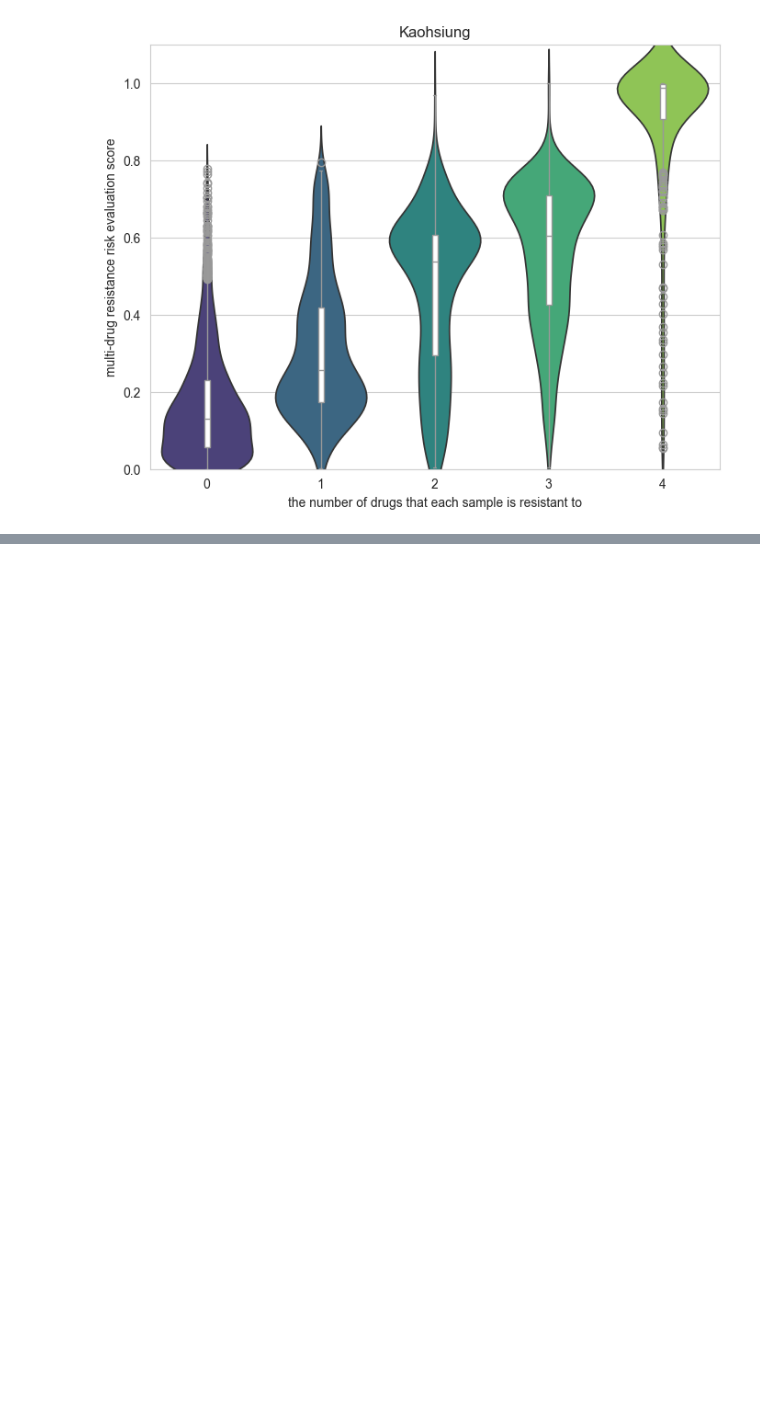
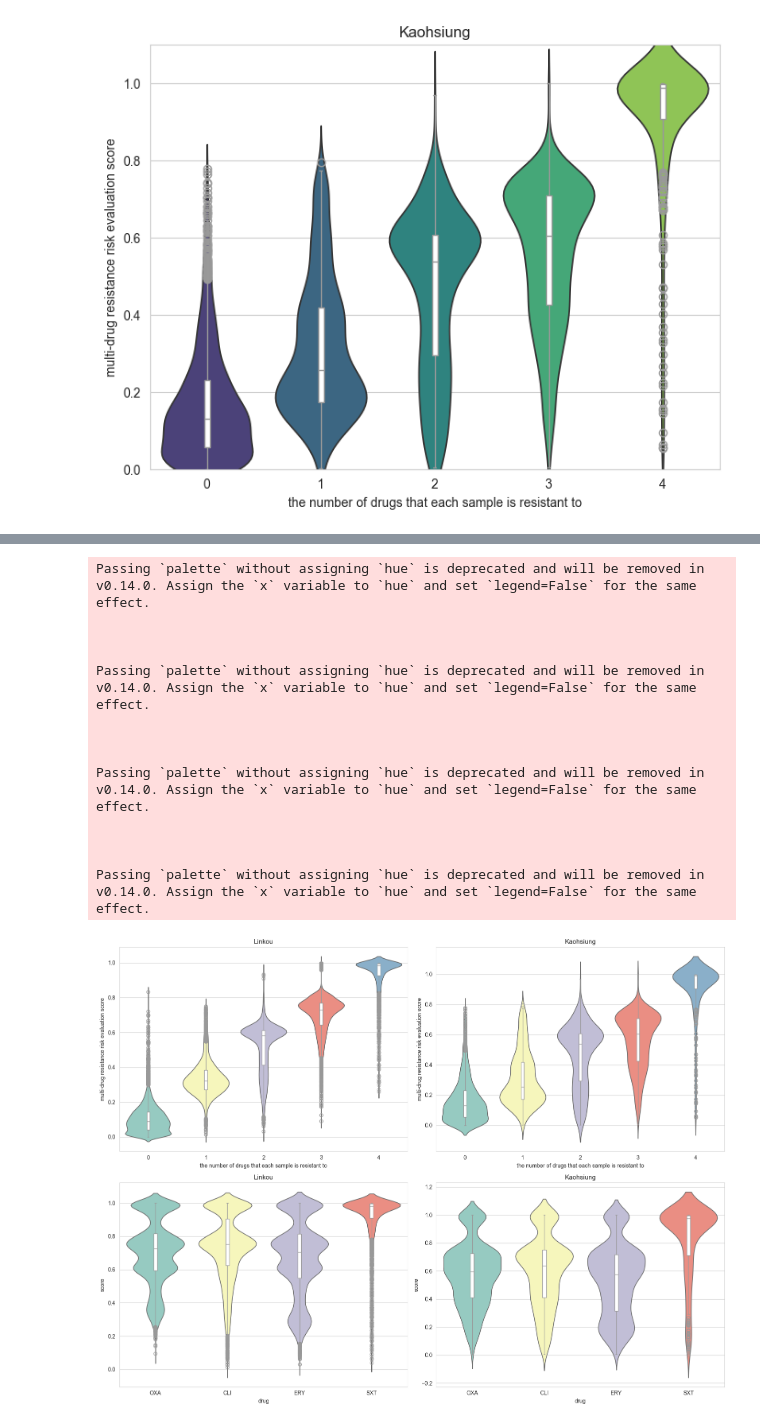
Before and after one commit to Username148576/Prediction-of-Multidrug-Resistance, a Jupyter notebook: predict.ipynb, the cells around one changed output, grey strips where cells are left out. Drawn from its saved outputs; the diff is of its cells as text; code cells hidden in the pictures; blank space fills up the shorter version.

```diff
--- a/predict.ipynb
+++ b/predict.ipynb
@@ -488,0 +558,49 @@ Passing `palette` without assigning `hue` is deprecated and will be removed in v
+# %%
+plt.figure(figsize=(16, 12))
+
+# 將四個圖分別繪製在不同的子圖上
+plt.subplot(2, 2, 1)
+sns.violinplot(data=data_boxplot_linkou_norm, x='multidrug', y='score', inner=None, palette="Set3")
+sns.boxplot(data=data_boxplot_linkou_norm, x='multidrug', y='score', color='white', width=0.05)
+plt.title('Linkou')
+plt.xlabel('the number of drugs that each sample is resistant to')
+plt.ylabel('multi-drug resistance risk evaluation score')
+
+plt.subplot(2, 2, 2)
+sns.violinplot(data=data_boxplot_kaohsiung_norm, x='multidrug', y='score', inner=None, palette="Set3")
+sns.boxplot(data=data_boxplot_kaohsiung_norm, x='multidrug', y='score', color='white', width=0.05)
+plt.title('Kaohsiung')
+plt.xlabel('the number of drugs that each sample is resistant to')
+plt.ylabel('multi-drug resistance risk evaluation score')
+
+plt.subplot(2, 2, 3)
+sns.violinplot(data=total_linkou, x='drug', y='score', inner=None, palette="Set3")
+sns.boxplot(data=total_linkou, x='drug', y='score', color='white', width=0.05)
+plt.title('Linkou')
+plt.xlabel('drug')
+plt.ylabel('score')
+
+plt.subplot(2, 2, 4)
+sns.violinplot(data=total_kaohsiung, x='drug', y='score', inner=None, palette="Set3")
+sns.boxplot(data=total_kaohsiung, x='drug', y='score', color='white', width=0.05)
+plt.title('Kaohsiung')
+plt.xlabel('drug')
+plt.ylabel('score')
+
+plt.tight_layout()
+plt.show()
+# %% [output]
+Passing `palette` without assigning `hue` is deprecated and will be removed in v0.14.0. Assign the `x` variable to `hue` and set `legend=False` for the same effect.
+
+
+
+Passing `palette` without assigning `hue` is deprecated and will be removed in v0.14.0. Assign the `x` variable to `hue` and set `legend=False` for the same effect.
+
+
+
+Passing `palette` without assigning `hue` is deprecated and will be removed in v0.14.0. Assign the `x` variable to `hue` and set `legend=False` for the same effect.
+
+
+
+Passing `palette` without assigning `hue` is deprecated and will be removed in v0.14.0. Assign the `x` variable to `hue` and set `legend=False` for the same effect.
+[figure, added]
```
Also changed, not shown: parts of 8 cells of this notebook.
